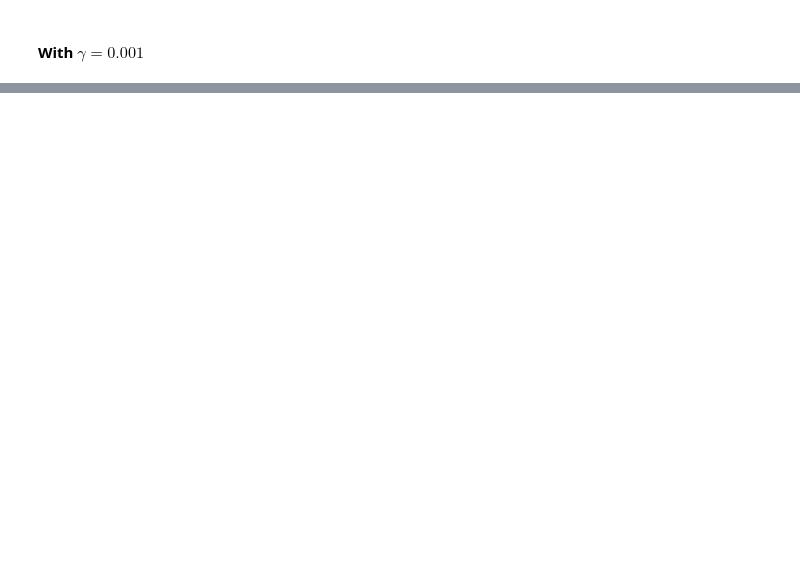
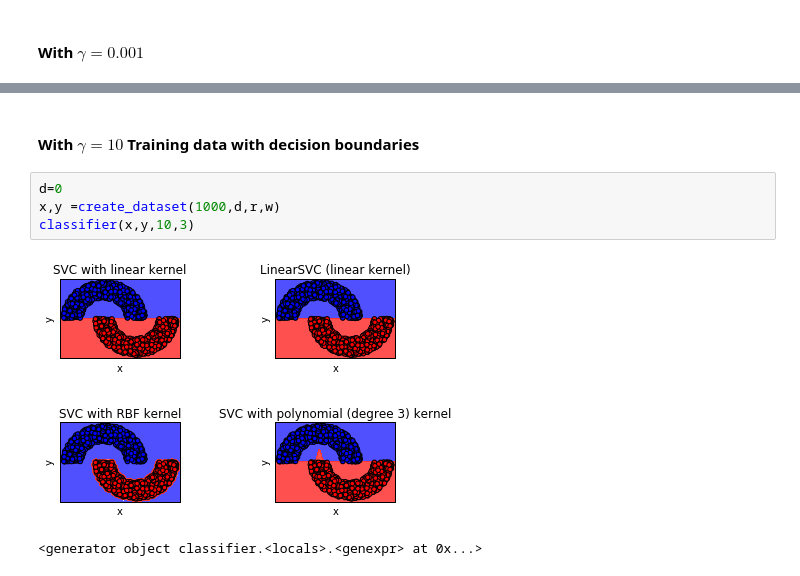
Before and after one commit to bhargavimahesh/Support-vector-machine-Double-moon, a Jupyter notebook: Double_moon_classification.ipynb, the cells around one changed output, grey strips where cells are left out. Drawn from its saved outputs; the diff is of its cells as text; blank space fills up the shorter version.

```diff
--- a/Double_moon_classification.ipynb
+++ b/Double_moon_classification.ipynb
@@ -259,0 +222,9 @@ NameError: name 'create_dataset' is not defined
+# %% [markdown]
+#### With $\gamma=10$  Training data with decision boundaries
+# %%
+d=0
+x,y =create_dataset(1000,d,r,w)
+classifier(x,y,10,3)
+# %% [output]
+[figure, added]
+<generator object classifier.<locals>.<genexpr> at 0x...>
```
Also changed, not shown: parts of 47 cells of this notebook.
